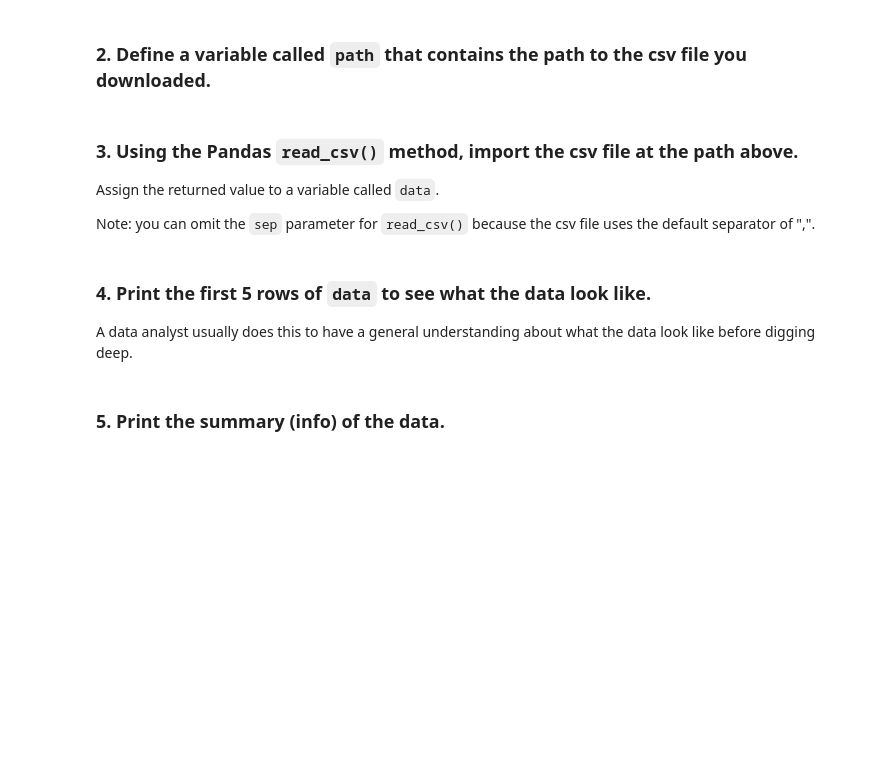
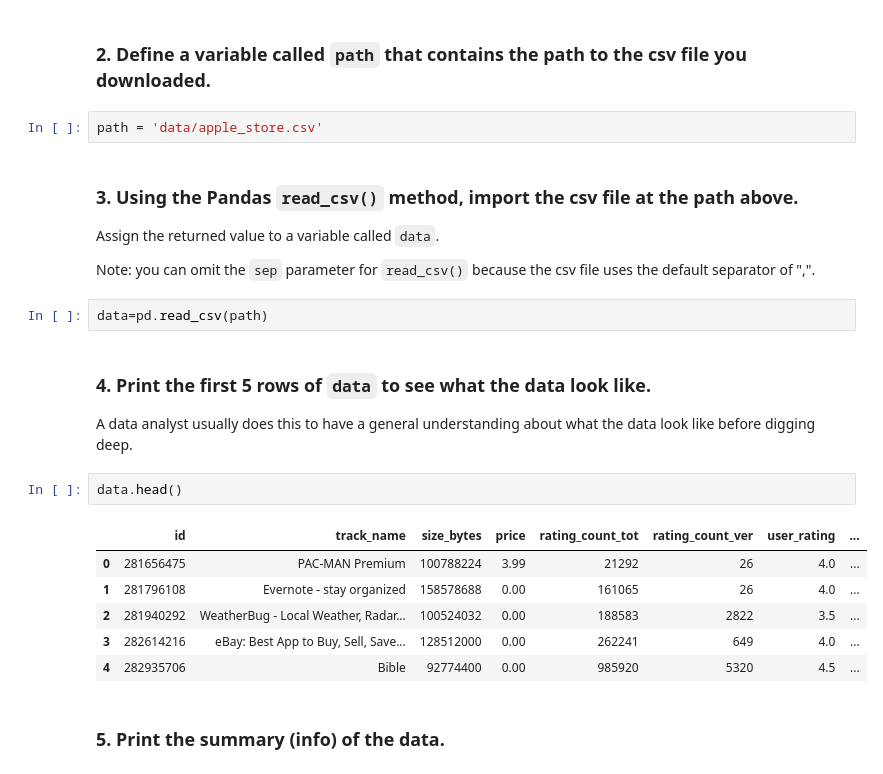
Before and after one commit to Ironhack-Data-Madrid-Abril-2021/lab_pandas_deepdive, a Jupyter notebook: your-code/main.ipynb, the cells around one changed output. Drawn from its saved outputs; the diff is of its cells as text; blank space fills up the shorter version.

```diff
--- a/your-code/main.ipynb
+++ b/your-code/main.ipynb
@@ -7,15 +7,28 @@ import pandas as pd
 import numpy as np
 # %% [markdown]
 ### 2. Define a variable called `path` that contains the path to the csv file you downloaded.
+# %%
+path = 'data/apple_store.csv'
 # %% [markdown]
 ### 3. Using the Pandas `read_csv()` method, import the csv file at the path above.
 
 Assign the returned value to a variable called `data`.
 
 Note: you can omit the `sep` parameter for `read_csv()` because the csv file uses the default separator of ",".
+# %%
+data=pd.read_csv(path)
 # %% [markdown]
 ### 4. Print the first 5 rows of `data` to see what the data look like.
 
 A data analyst usually does this to have a general understanding about what the data look like before digging deep.
+# %%
+data.head()
+# %% [output]
+|  | id | track_name | size_bytes | price | rating_count_tot | rating_count_ver | user_rating | ... |
+| 0 | 281656475 | PAC-MAN Premium | 100788224 | 3.99 | 21292 | 26 | 4.0 | ... |
+| 1 | 281796108 | Evernote - stay organized | 158578688 | 0.00 | 161065 | 26 | 4.0 | ... |
+| 2 | 281940292 | WeatherBug - Local Weather, Radar... | 100524032 | 0.00 | 188583 | 2822 | 3.5 | ... |
+| 3 | 282614216 | eBay: Best App to Buy, Sell, Save... | 128512000 | 0.00 | 262241 | 649 | 4.0 | ... |
+| 4 | 282935706 | Bible | 92774400 | 0.00 | 985920 | 5320 | 4.5 | ... |
 # %% [markdown]
 ### 5. Print the summary (info) of the data.
```
Also changed, not shown: parts of 18 cells of this notebook.
